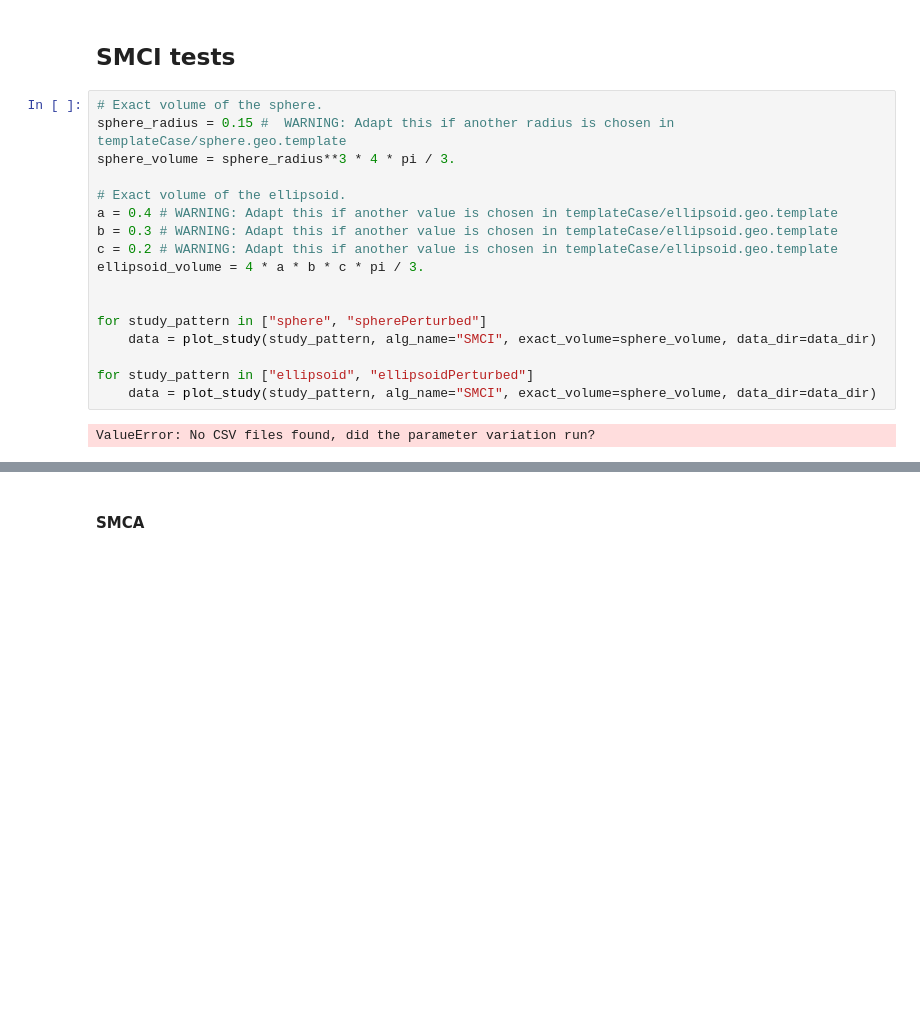
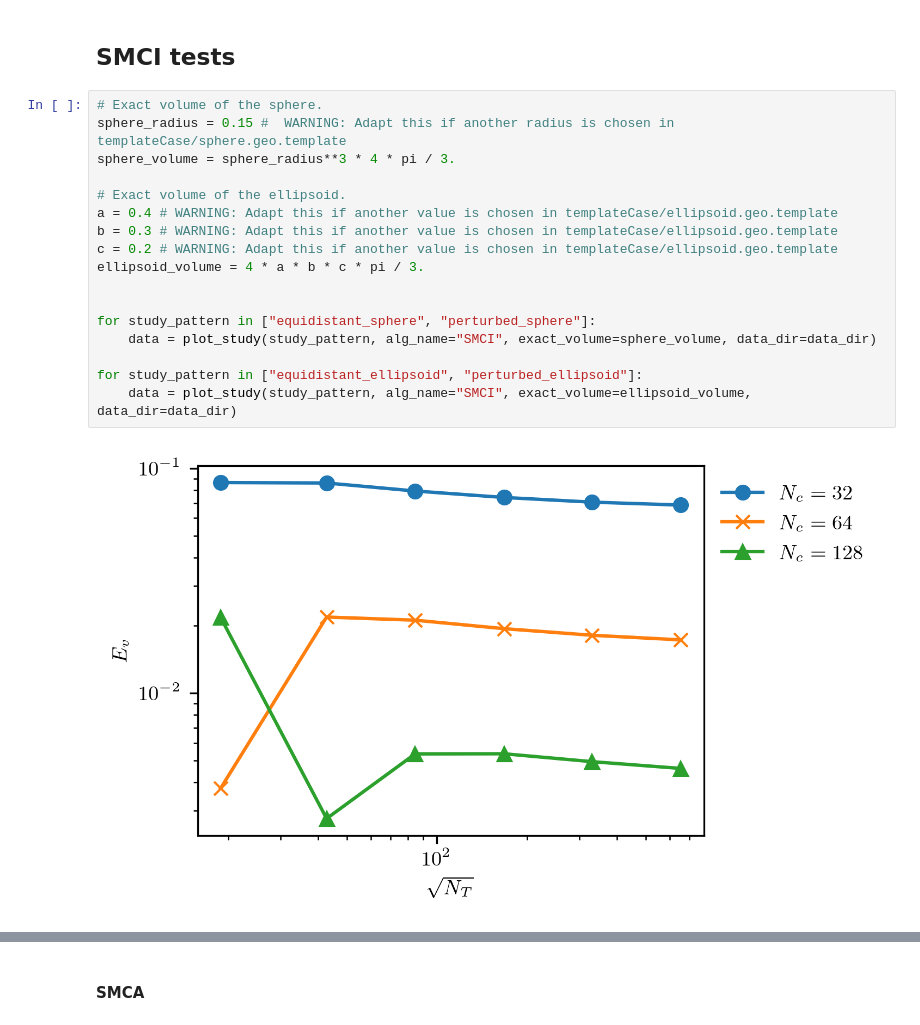
Before and after one commit to CRC-1194/argo, a Jupyter notebook: cases/3Dinit/geom-vof-init3D.ipynb, the cells around one changed output, grey strips where cells are left out. Saved outputs shown, nothing was run; the diff lists cells and outputs as text; blank space fills up the shorter version.

```diff
--- a/cases/3Dinit/geom-vof-init3D.ipynb
+++ b/cases/3Dinit/geom-vof-init3D.ipynb
@@ -39,19 +38,19 @@ except:
 # %%
 # Exact volume of the sphere.
 sphere_radius = 0.15 #  WARNING: Adapt this if another radius is chosen in templateCase/sphere.geo.template
 sphere_volume = sphere_radius**3 * 4 * pi / 3.
 
 # Exact volume of the ellipsoid.
 a = 0.4 # WARNING: Adapt this if another value is chosen in templateCase/ellipsoid.geo.template
 b = 0.3 # WARNING: Adapt this if another value is chosen in templateCase/ellipsoid.geo.template
 c = 0.2 # WARNING: Adapt this if another value is chosen in templateCase/ellipsoid.geo.template
 ellipsoid_volume = 4 * a * b * c * pi / 3.
 
 
-for study_pattern in ["sphere", "spherePerturbed"]
+for study_pattern in ["equidistant_sphere", "perturbed_sphere"]:
     data = plot_study(study_pattern, alg_name="SMCI", exact_volume=sphere_volume, data_dir=data_dir)
 
-for study_pattern in ["ellipsoid", "ellipsoidPerturbed"]
-    data = plot_study(study_pattern, alg_name="SMCI", exact_volume=sphere_volume, data_dir=data_dir)
+for study_pattern in ["equidistant_ellipsoid", "perturbed_ellipsoid"]:
+    data = plot_study(study_pattern, alg_name="SMCI", exact_volume=ellipsoid_volume, data_dir=data_dir)
 # %% [output]
-ValueError: No CSV files found, did the parameter variation run?
+[figure, added]
```
Also changed, not shown: parts of 2 cells of this notebook.
